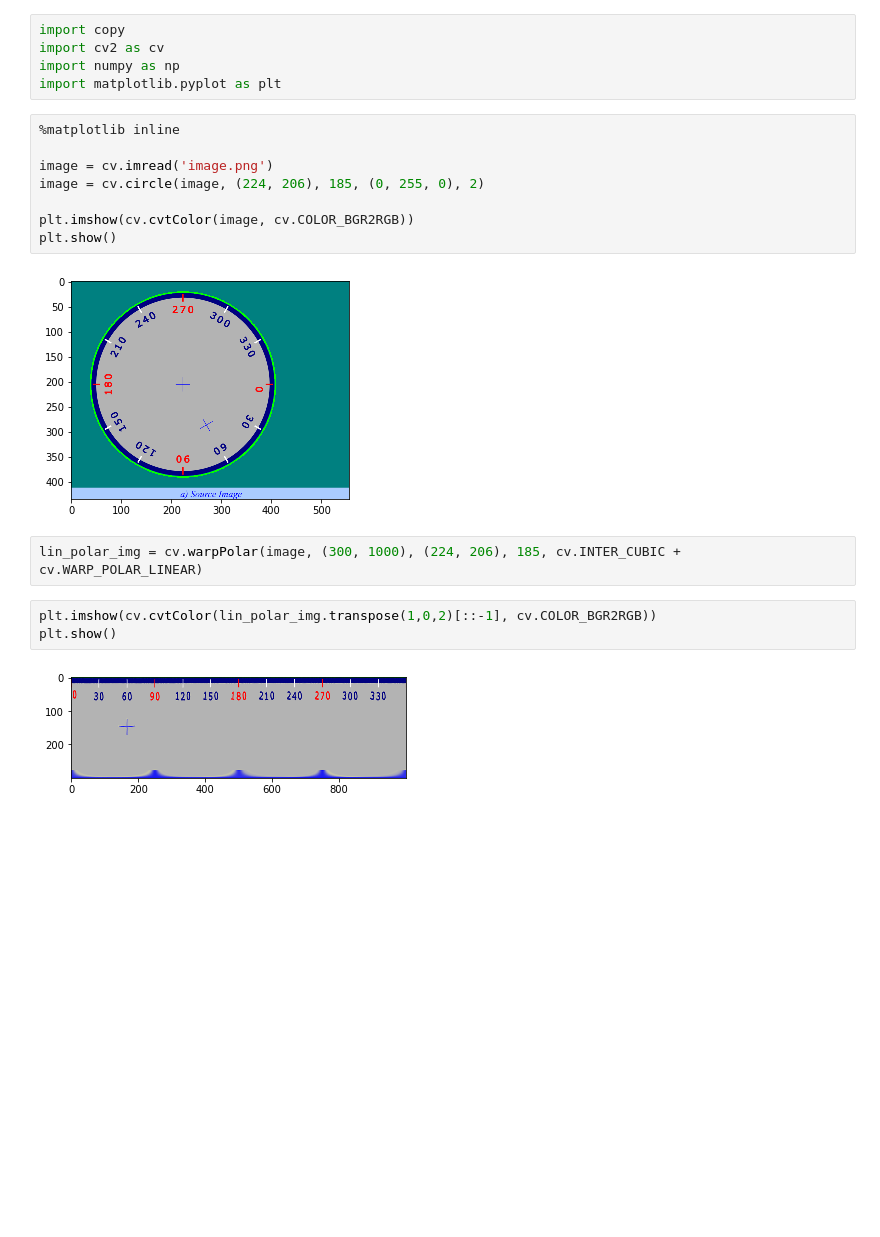
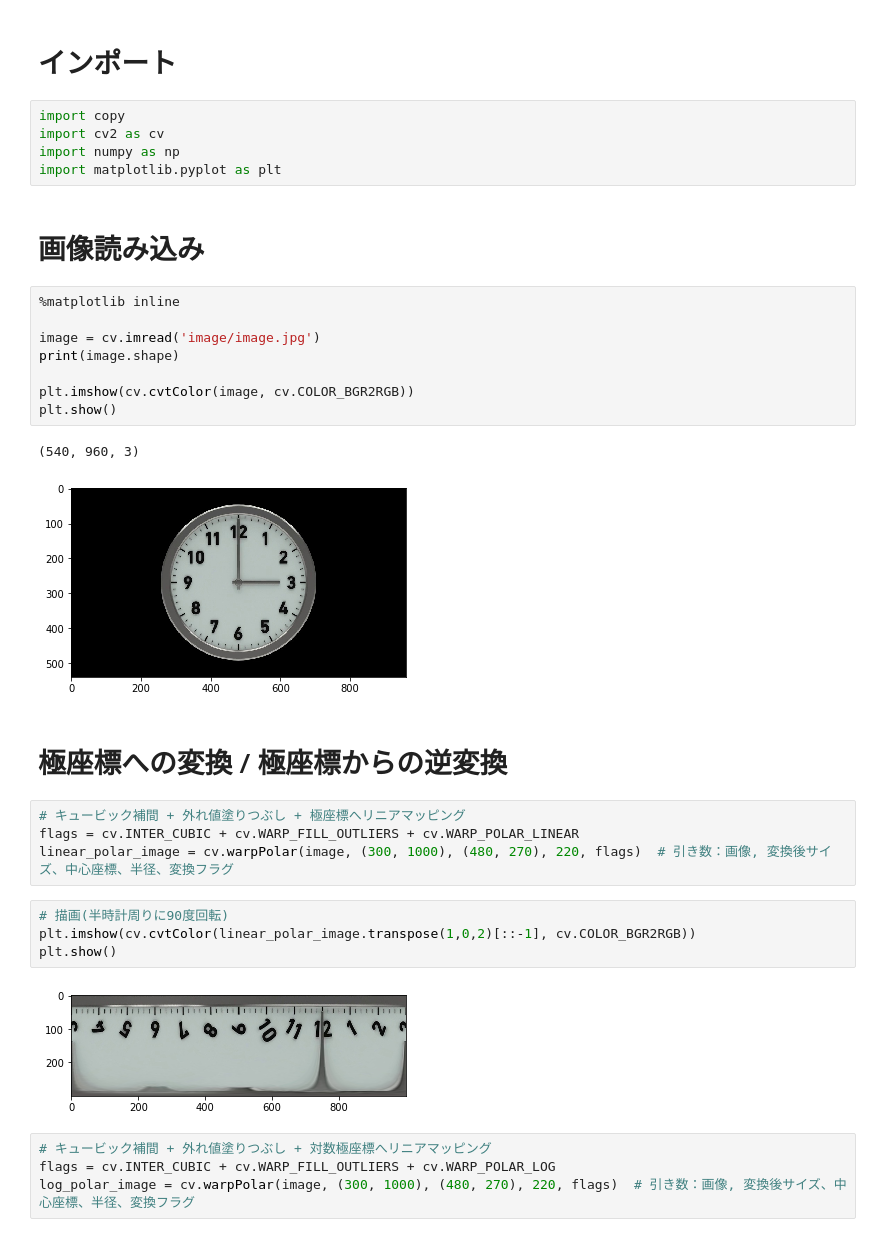
Before and after one commit to Kazuhito00/cv-warpPolar-example, a Jupyter notebook: warppolar-example.ipynb, the cells around one changed output. Saved outputs shown, nothing was run; the diff lists cells and outputs as text; blank space fills up the shorter version.

```diff
--- a/warppolar-example.ipynb
+++ b/warppolar-example.ipynb
@@ -1,22 +1,36 @@
+# %% [markdown]
+# インポート
 # %%
 import copy
 import cv2 as cv
 import numpy as np
 import matplotlib.pyplot as plt
+# %% [markdown]
+# 画像読み込み
 # %%
 %matplotlib inline
 
-image = cv.imread('image.png')
-image = cv.circle(image, (224, 206), 185, (0, 255, 0), 2)
+image = cv.imread('image/image.jpg')
+print(image.shape)
 
 plt.imshow(cv.cvtColor(image, cv.COLOR_BGR2RGB))
 plt.show()
 # %% [output]
+(540, 960, 3)
-[figure, old version]
+[figure, new version]
-# %%
-lin_polar_img = cv.warpPolar(image, (300, 1000), (224, 206), 185, cv.INTER_CUBIC + cv.WARP_POLAR_LINEAR)
+# %% [markdown]
+# 極座標への変換 / 極座標からの逆変換
+# %%
+# キュービック補間 + 外れ値塗りつぶし + 極座標へリニアマッピング
+flags = cv.INTER_CUBIC + cv.WARP_FILL_OUTLIERS + cv.WARP_POLAR_LINEAR
+linear_polar_image = cv.warpPolar(image, (300, 1000), (480, 270), 220, flags)  # 引き数：画像, 変換後サイズ、中心座標、半径、変換フラグ
 # %%
-plt.imshow(cv.cvtColor(lin_polar_img.transpose(1,0,2)[::-1], cv.COLOR_BGR2RGB))
+# 描画(半時計周りに90度回転)
+plt.imshow(cv.cvtColor(linear_polar_image.transpose(1,0,2)[::-1], cv.COLOR_BGR2RGB))
 plt.show()
 # %% [output]
-[figure, old version]
+[figure, new version]
+# %%
+# キュービック補間 + 外れ値塗りつぶし + 対数極座標へリニアマッピング
+flags = cv.INTER_CUBIC + cv.WARP_FILL_OUTLIERS + cv.WARP_POLAR_LOG
+log_polar_image = cv.warpPolar(image, (300, 1000), (480, 270), 220, flags)  # 引き数：画像, 変換後サイズ、中心座標、半径、変換フラグ
```
Also changed, not shown: parts of 27 cells of this notebook, 5 other files.
